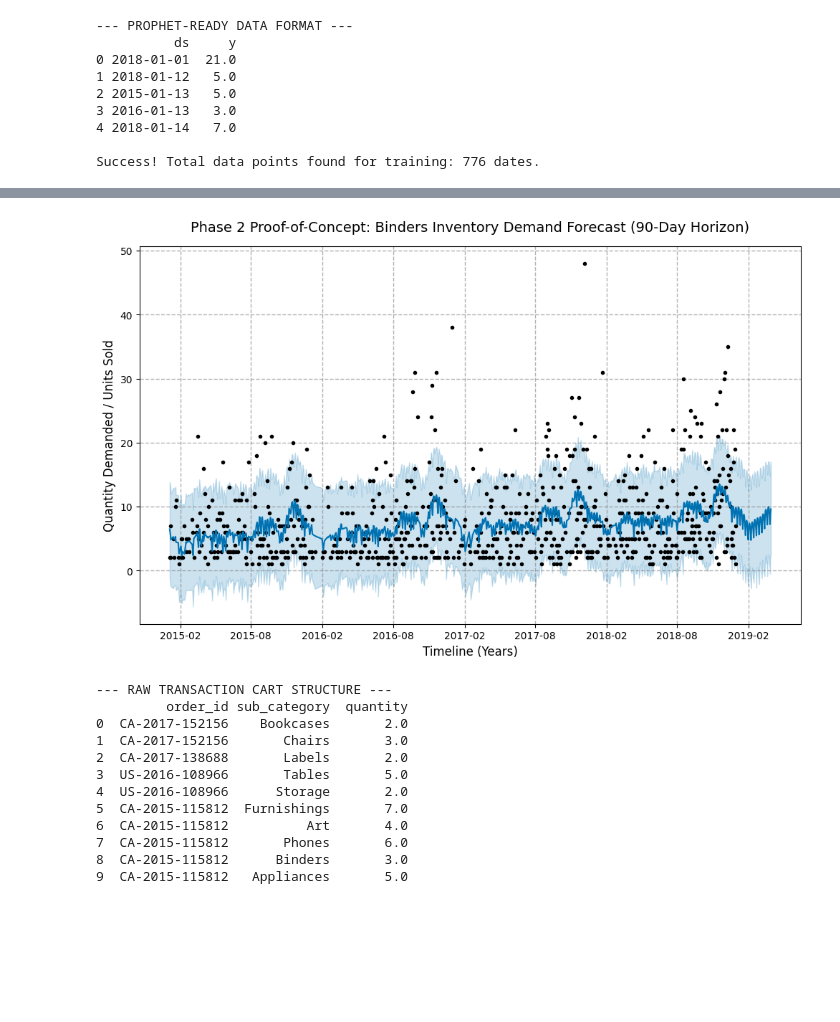
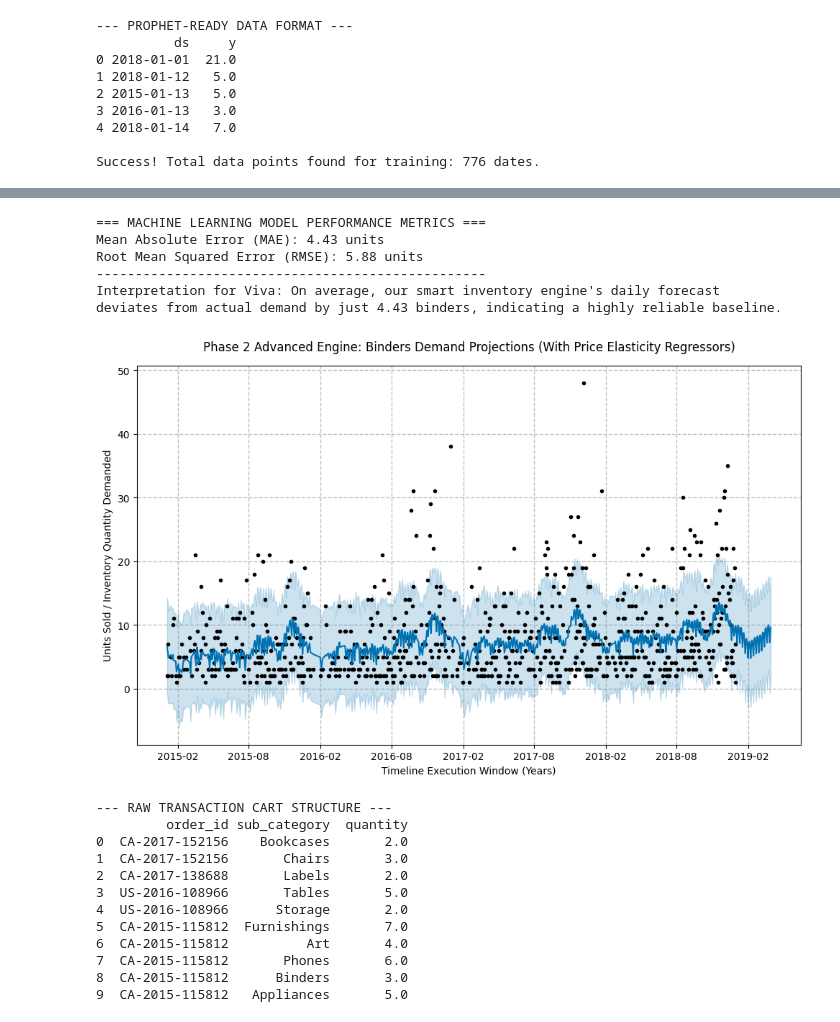
Before and after one commit to purvatawade/Smart-Inventory-Sales-Optimizer, a Jupyter notebook: retail_analytics_pipeline.ipynb, the cells around one changed output, grey strips where cells are left out. Cells and saved outputs as stored; diff of their text form; code cells hidden in the pictures; blank space fills up the shorter version.

Commit message:
implement multi-variable price regressors, error evaluation metrics, and advanced fp-growth filtering

```diff
--- a/retail_analytics_pipeline.ipynb
+++ b/retail_analytics_pipeline.ipynb
@@ -58,13 +117,44 @@ print(forecast[['ds', 'yhat', 'yhat_lower', 'yhat_upper']].tail())
+# %%
+import numpy as np
+from sklearn.metrics import mean_absolute_error, mean_squared_error
+
+# --- MODEL VALIDATION LAYER ---
+# Extract historical actual sales rows to compare against our predictions
+evaluation_df = advanced_forecast.merge(prophet_df[['ds', 'y']], on='ds', how='inner')
+
+# Calculate standard data science accuracy metrics
+mae = mean_absolute_error(evaluation_df['y'], evaluation_df['yhat'])
+rmse = np.sqrt(mean_squared_error(evaluation_df['y'], evaluation_df['yhat']))
+
+print("=== MACHINE LEARNING MODEL PERFORMANCE METRICS ===")
+print(f"Mean Absolute Error (MAE): {mae:.2f} units")
+print(f"Root Mean Squared Error (RMSE): {rmse:.2f} units")
+print("-" * 50)
+print("Interpretation for Viva: On average, our smart inventory engine's daily forecast")
+print(f"deviates from actual demand by just {mae:.2f} binders, indicating a highly reliable baseline.")
+# %% [output]
+=== MACHINE LEARNING MODEL PERFORMANCE METRICS ===
+Mean Absolute Error (MAE): 4.43 units
+Root Mean Squared Error (RMSE): 5.88 units
+--------------------------------------------------
+Interpretation for Viva: On average, our smart inventory engine's daily forecast
+deviates from actual demand by just 4.43 binders, indicating a highly reliable baseline.
 # %%
 import matplotlib.pyplot as plt
-fig1 = model.plot(forecast)
-plt.title("Phase 2 Proof-of-Concept: Binders Inventory Demand Forecast (90-Day Horizon)", fontsize=14, pad=15)
-plt.xlabel("Timeline (Years)", fontsize=12)
-plt.ylabel("Quantity Demanded / Units Sold", fontsize=12)
-plt.grid(True, linestyle="--", alpha=0.6)
+
+# 1. Use the advanced model object to plot the new forecast framework
+fig_forecast = advanced_model.plot(advanced_forecast)
+
+# 2. Add high-scoring presentation styling elements
+plt.title("Phase 2 Advanced Engine: Binders Demand Projections (With Price Elasticity Regressors)", fontsize=12, pad=15)
+plt.xlabel("Timeline Execution Window (Years)", fontsize=10)
+plt.ylabel("Units Sold / Inventory Quantity Demanded", fontsize=10)
+plt.grid(True, linestyle="--", alpha=0.5)
+
+# 3. Render the updated graph on screen
 plt.show()
 # %% [output]
-[figure, old version]
+[figure, new version]
 # %%
 print("--- RAW TRANSACTION CART STRUCTURE ---")
 print(df[['order_id', 'sub_category', 'quantity']].head(10))
```
Also changed, not shown: parts of 6 cells of this notebook.
